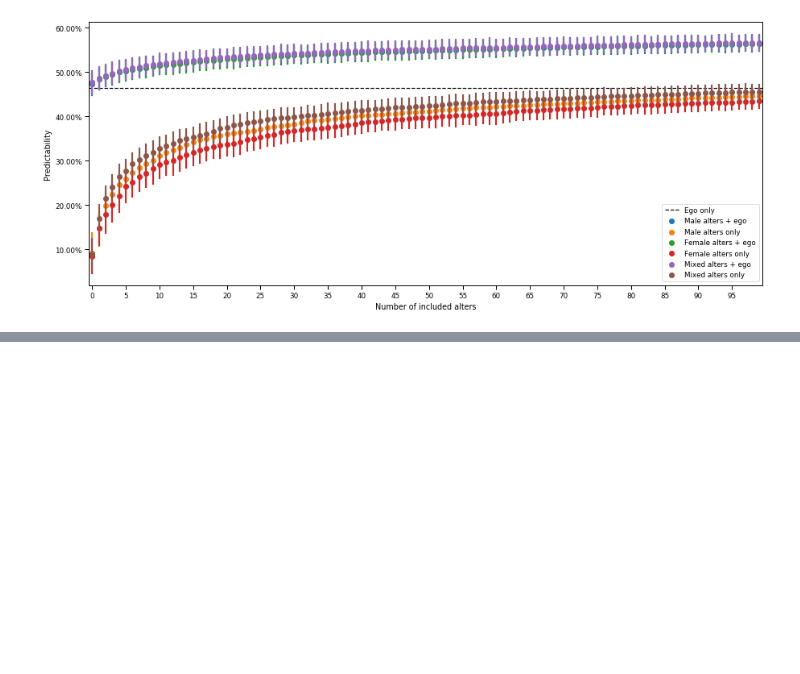
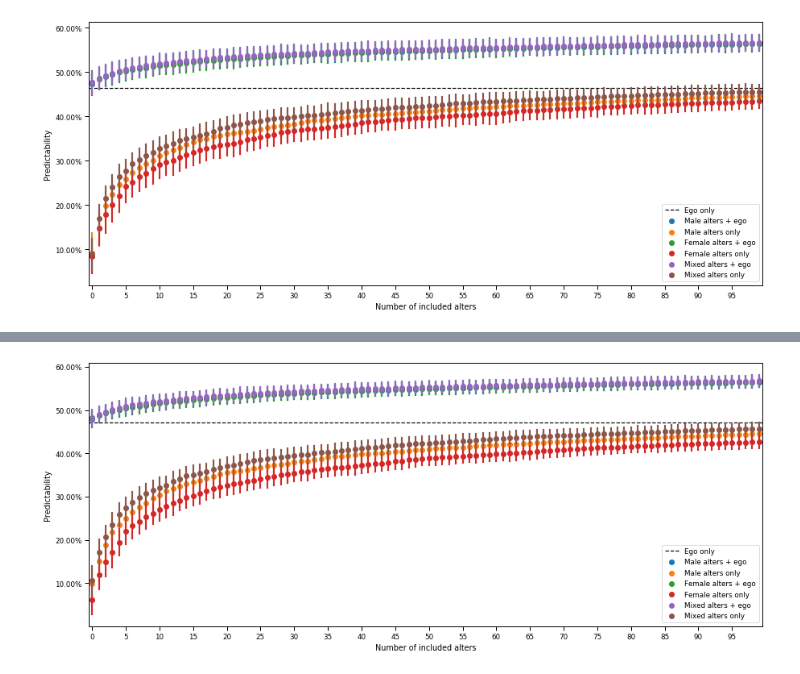
Before and after one commit to Magica-Chen/social-predictability, a Jupyter notebook: GenderResultVisualisation.ipynb, the cells around one changed output, grey strips where cells are left out. Saved outputs shown, nothing was run; the diff lists cells and outputs as text; code cells hidden in the pictures; blank space fills up the shorter version.

```diff
--- a/GenderResultVisualisation.ipynb
+++ b/GenderResultVisualisation.ipynb
@@ -98,0 +175,8 @@ vs.num_point_plot_gender(user_stats_L100, name='predictability', mode='paper',
+# %%
+user_stats_L100 = user_stats_L100[user_stats_L100['userid_x'].isin(shared_egolist_L100)]
+user_stats_L100_mixed = user_stats_L100_mixed[user_stats_L100_mixed['userid_x'].isin(shared_egolist_L100)]
+# %%
+vs.num_point_plot_gender(user_stats_L100, name='predictability', mode='paper',
+                         user_stats_mixed=user_stats_L100_mixed,threshold=100)
+# %% [output]
+[figure, added]
```
Also changed, not shown: parts of 23 cells of this notebook, 1 other file.
